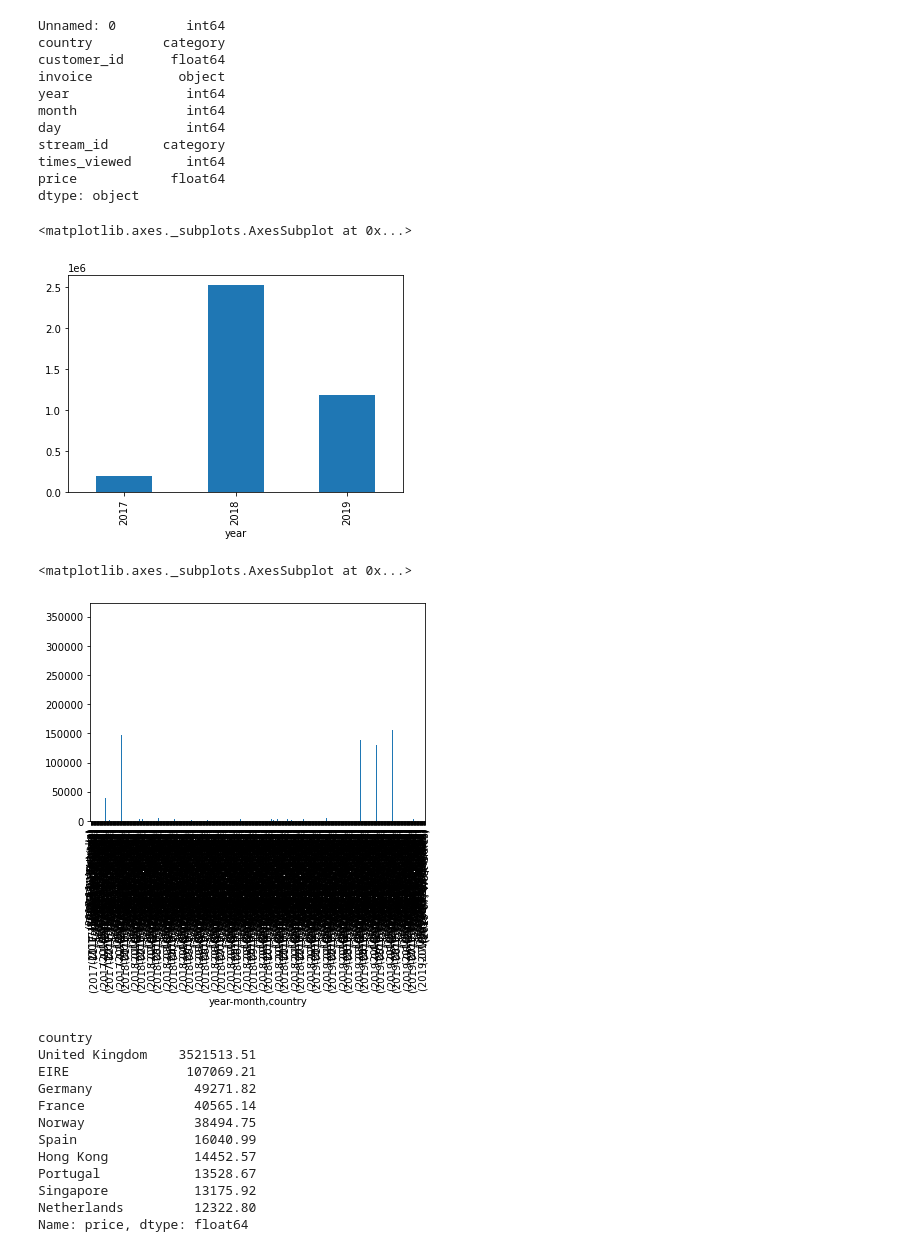
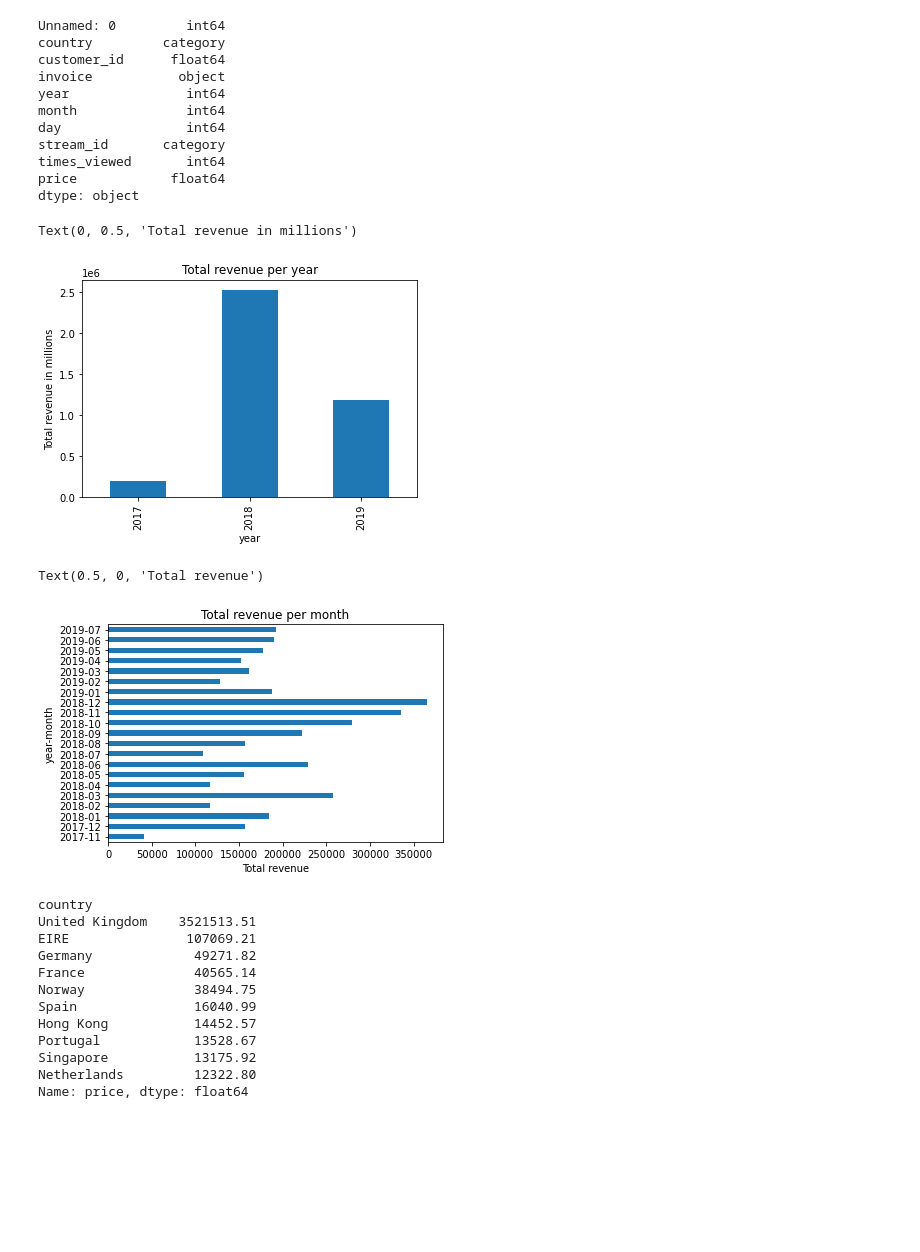
Before and after one commit to richardcure/capstone, a Jupyter notebook: EDA.ipynb, the cells around one changed output. Saved outputs shown, nothing was run; the diff lists cells and outputs as text; code cells hidden in the pictures; blank space fills up the shorter version.

Commit message:
time series data visualisations finished

```diff
--- a/EDA.ipynb
+++ b/EDA.ipynb
@@ -101,22 +101,22 @@ df['year-month'] = pd.to_datetime(df['year-month'], format='%Y%m').dt.strftime('
 #group by date, year, month, aggregation = sum
 dfdate = df.groupby(by=['date','country']).sum()
 dfyear = df.groupby(by=['year']).sum()
-dfmonth = df.groupby(by=['year-month','country']).sum()
+dfmonth = df.groupby(by=['year-month']).sum()
 # %%
 #save csv file with index as the date
 dfdate.to_csv('transactions_date_index.csv')
 # %%
 #visualise revenue per year
-dfyear['price'].plot(kind='bar')
+dfyear['price'].plot(kind='bar', title='Total revenue per year').set_ylabel('Total revenue in millions')
 # %% [output]
-<matplotlib.axes._subplots.AxesSubplot at 0x...>
+Text(0, 0.5, 'Total revenue in millions')
-[figure, old version]
+[figure, new version]
 # %%
 #visualise revenue per month
-dfmonth['price'].plot(kind='bar')
+dfmonth['price'].plot(kind='barh', title='Total revenue per month').set_xlabel('Total revenue')
 # %% [output]
-<matplotlib.axes._subplots.AxesSubplot at 0x...>
+Text(0.5, 0, 'Total revenue')
-[figure, old version]
+[figure, new version]
 # %%
 #group by country and find top 10 highest revenue countries
 dfcountry = df.groupby(by='country').sum()
```
Also changed, not shown: parts of 13 cells of this notebook.
